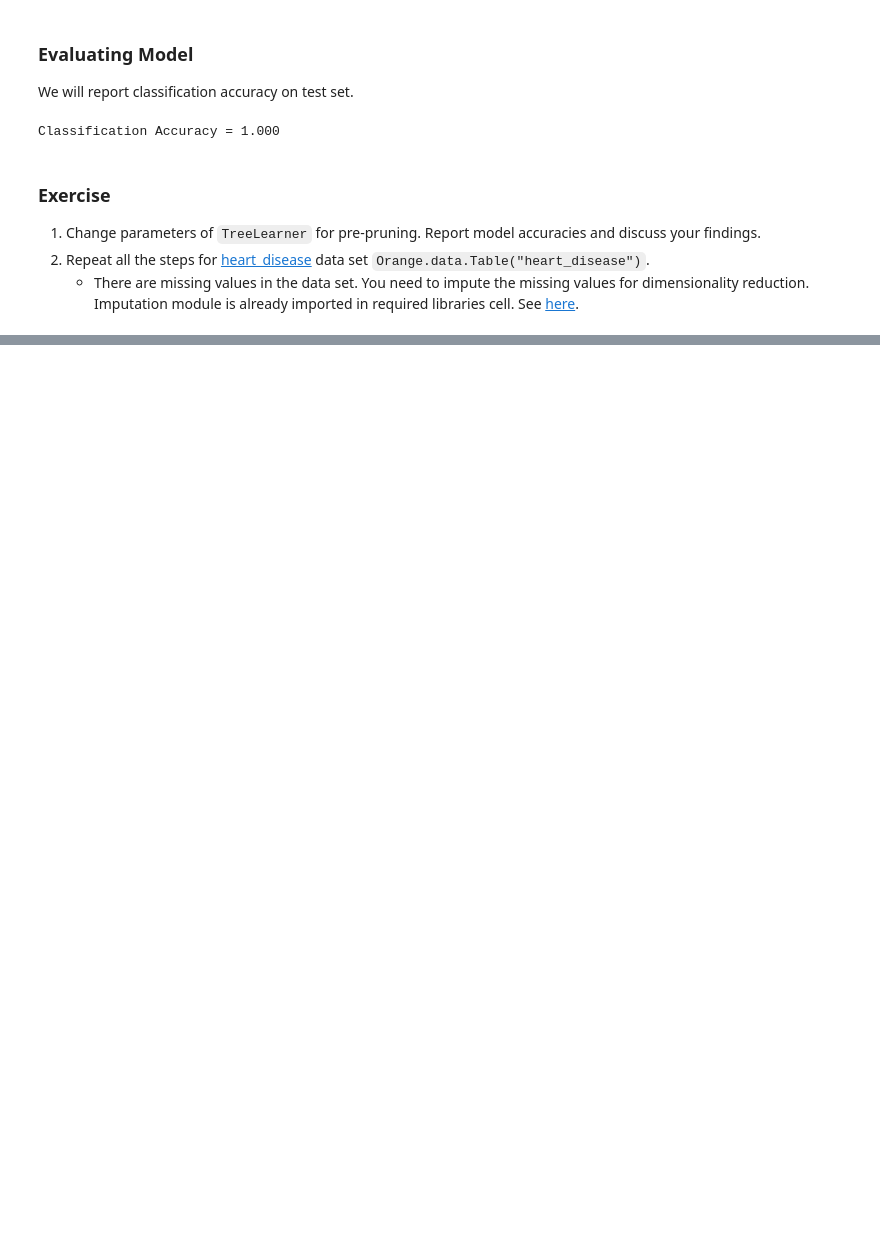
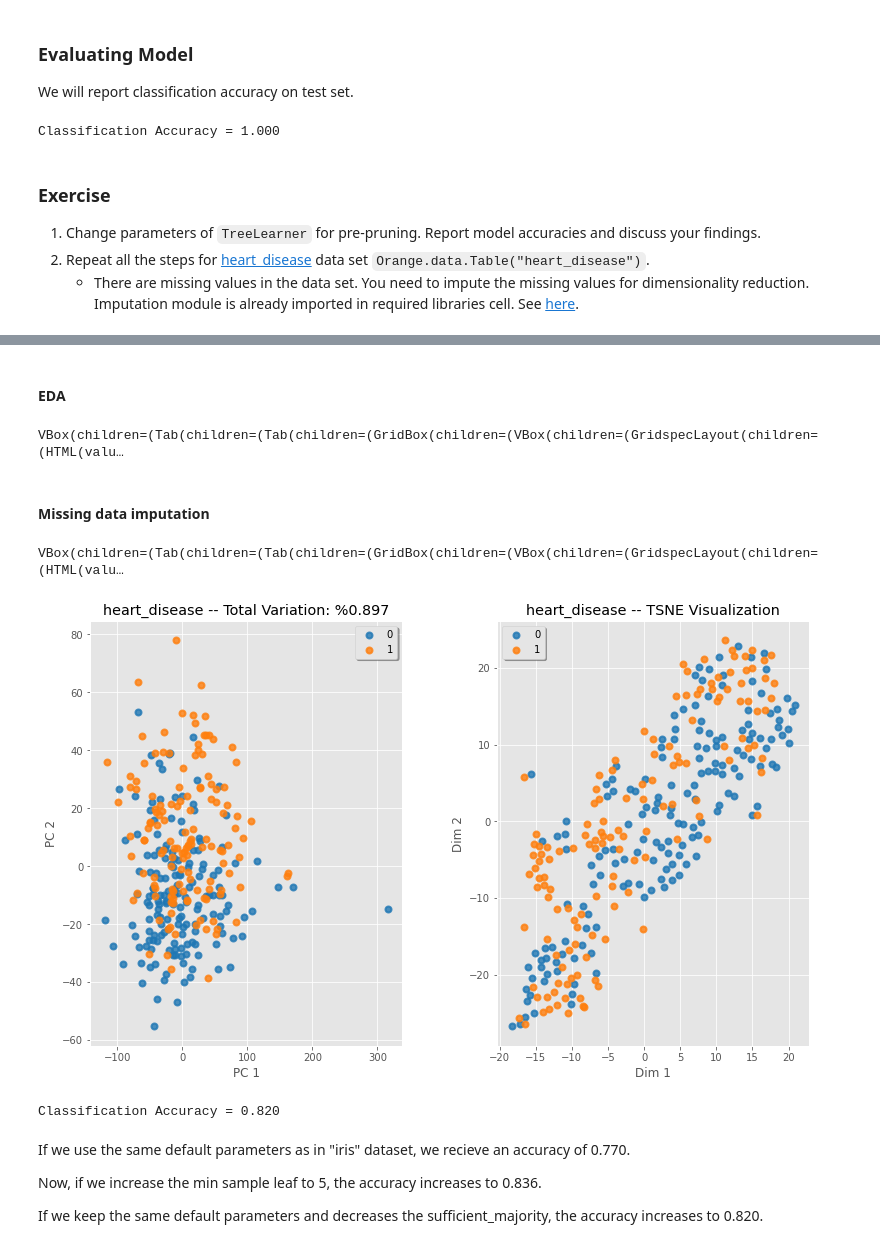
Before and after one commit to AnonyMouse3005/ML_course_materials, a Jupyter notebook: hw1/exploratory_dt.ipynb, the cells around one changed output, grey strips where cells are left out. Saved outputs shown, nothing was run; the diff lists cells and outputs as text; code cells hidden in the pictures; blank space fills up the shorter version.

```diff
--- a/hw1/exploratory_dt.ipynb
+++ b/hw1/exploratory_dt.ipynb
@@ -213,0 +242,27 @@ Please contact Haluk Dogan (<a href="mailto:hdogan@vivaldi.net">hdogan@vivaldi.n
+# %% [markdown]
+#### EDA
+# %%
+dataset, df = table2dataframe(Orange.data.Table("heart_disease"))
+profile = ProfileReport(df, title="Pandas Profiling Report", explorative=True)
+profile.to_widgets()
+# %% [output]
+VBox(children=(Tab(children=(Tab(children=(GridBox(children=(VBox(children=(GridspecLayout(children=(HTML(valu…
+# %% [markdown]
+#### Missing data imputation
+# %%
+from Orange.data import Table
+from Orange.preprocess import Average
+
+data = Table("heart_disease.tab")
+imputer = Impute(method=Average())
+impute_heart = imputer(data)
+# %%
+dataset, df = table2dataframe(impute_heart)
+profile = ProfileReport(df, title="Pandas Profiling Report", explorative=True)
+profile.to_widgets()
+# %% [output]
+VBox(children=(Tab(children=(Tab(children=(GridBox(children=(VBox(children=(GridspecLayout(children=(HTML(valu…
+# %%
+plot_pca_tsne(dataset, "heart_disease")
+# %% [output]
+[figure, added]
@@ -213,0 +274,20 @@ Please contact Haluk Dogan (<a href="mailto:hdogan@vivaldi.net">hdogan@vivaldi.n
+# %%
+learner = Orange.classification.TreeLearner(
+    max_depth=None, min_samples_leaf=1, min_samples_split=2, sufficient_majority=0.8
+)
+dt = learner(training)
+
+# visualize_tree(dt, list(training.domain.class_var.values))
+
+y_pred = dt(testing)
+
+acc = evaluate_performance(testing, y_pred)
+print("Classification Accuracy = {:.3f}".format(acc))
+# %% [output]
+Classification Accuracy = 0.820
+# %% [markdown]
+If we use the same default parameters as in "iris" dataset, we recieve an accuracy of 0.770.
+
+Now, if we increase the min sample leaf to 5, the accuracy increases to 0.836.
+
+If we keep the same default parameters and decreases the sufficient_majority, the accuracy increases to 0.820.
```
Also changed, not shown: parts of 6 cells of this notebook, 4 other files.
